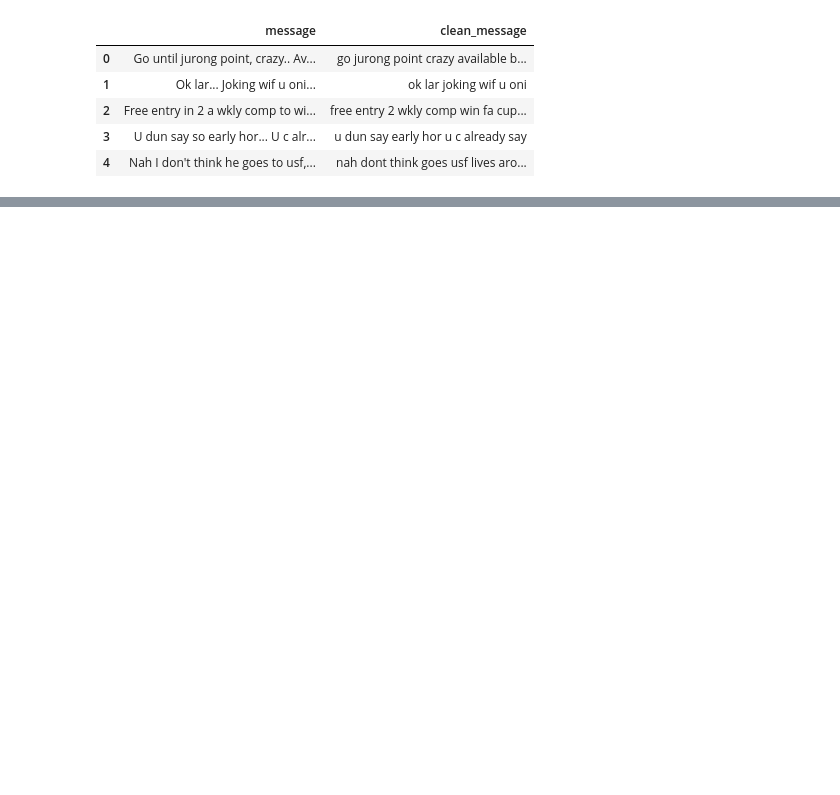
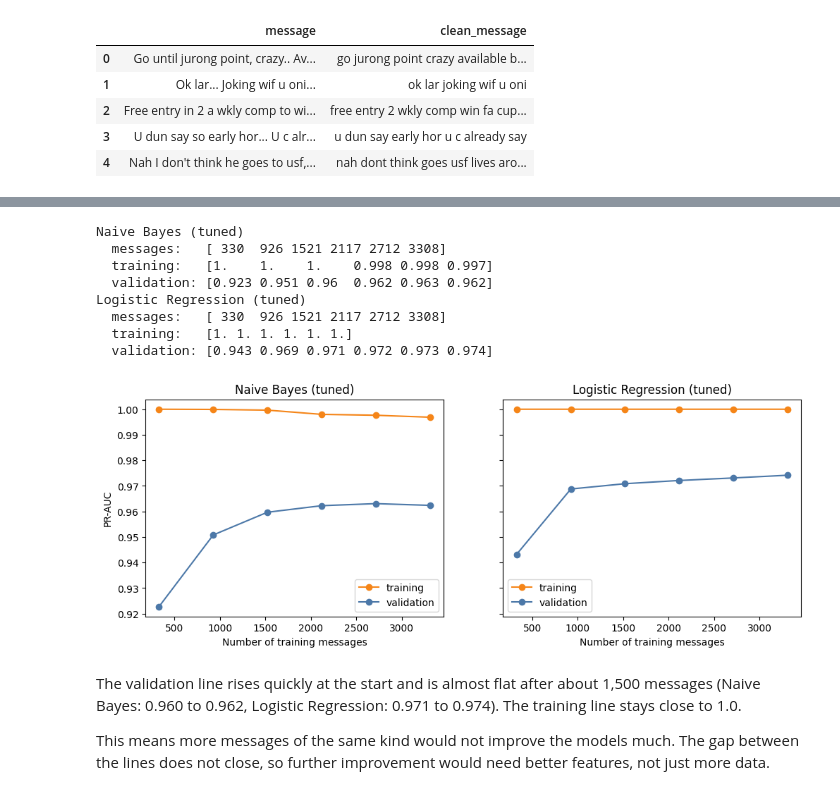
Before and after one commit to akshin777mansurov/spam-email-detector, a Jupyter notebook: Spam_Email_Detector.ipynb, the cells around one changed output, grey strips where cells are left out. Saved outputs shown, nothing was run; the diff lists cells and outputs as text; code cells hidden in the pictures; blank space fills up the shorter version.

Commit message:
Improve model validation and threshold selection

```diff
--- a/Spam_Email_Detector.ipynb
+++ b/Spam_Email_Detector.ipynb
@@ -546,0 +414,7 @@ Prediction: ham
+# %%
+EXTRA_FEATURES = ["message_length", "digit_count", "uppercase_count", "exclamation_count"]
+
+df["is_spam"] = (df["label"] == "spam").astype(int)
+
+X = df[["clean_message"] + EXTRA_FEATURES]
+y = df["is_spam"]
@@ -546,0 +697,11 @@ Prediction: ham
+# %%
+# best_estimator_ is the pipeline with the best settings found by the search.
+nb_tuned = nb_search.best_estimator_
+lr_tuned = lr_search.best_estimator_
+
+tuned_results = pd.DataFrame([
+    cross_validate_model("Naive Bayes (tuned)", nb_tuned),
+    cross_validate_model("Logistic Regression (tuned)", lr_tuned),
+]).set_index("model")
+
+pd.concat([untuned_results, tuned_results])
@@ -546,0 +738,44 @@ Prediction: ham
+# %%
+from sklearn.model_selection import learning_curve
+
+fig, axes = plt.subplots(1, 2, figsize=(12, 4), sharey=True)
+
+for ax, (name, model) in zip(axes, [("Naive Bayes (tuned)", nb_tuned), ("Logistic Regression (tuned)", lr_tuned)]):
+    sizes, train_scores, validation_scores = learning_curve(
+        model,
+        X_train,
+        y_train,
+        cv=tuning_cv,
+        scoring="average_precision",
+        train_sizes=np.linspace(0.1, 1.0, 6),   # 6 sizes, from 10% to 100% of the data
+        n_jobs=-1
+    )
+
+    # The scores have one row per size and one column per fold, so I average over the folds.
+    ax.plot(sizes, train_scores.mean(axis=1), marker="o", label="training", color="#F58518")
+    ax.plot(sizes, validation_scores.mean(axis=1), marker="o", label="validation", color="#4C78A8")
+    ax.set_title(name)
+    ax.set_xlabel("Number of training messages")
+    ax.legend()
+
+    print(name)
+    print("  messages:  ", sizes)
+    print("  training:  ", train_scores.mean(axis=1).round(3))
+    print("  validation:", validation_scores.mean(axis=1).round(3))
+
+axes[0].set_ylabel("PR-AUC")
+plt.show()
+# %% [output]
+Naive Bayes (tuned)
+  messages:   [ 330  926 1521 2117 2712 3308]
+  training:   [1.    1.    1.    0.998 0.998 0.997]
+  validation: [0.923 0.951 0.96  0.962 0.963 0.962]
+Logistic Regression (tuned)
+  messages:   [ 330  926 1521 2117 2712 3308]
+  training:   [1. 1. 1. 1. 1. 1.]
+  validation: [0.943 0.969 0.971 0.972 0.973 0.974]
+[figure, added]
+# %% [markdown]
+The validation line rises quickly at the start and is almost flat after about 1,500 messages (Naive Bayes: 0.960 to 0.962, Logistic Regression: 0.971 to 0.974). The training line stays close to 1.0.
+
+This means more messages of the same kind would not improve the models much. The gap between the lines does not close, so further improvement would need better features, not just more data.
```
Also changed, not shown: parts of 137 cells of this notebook, 2 other files.
